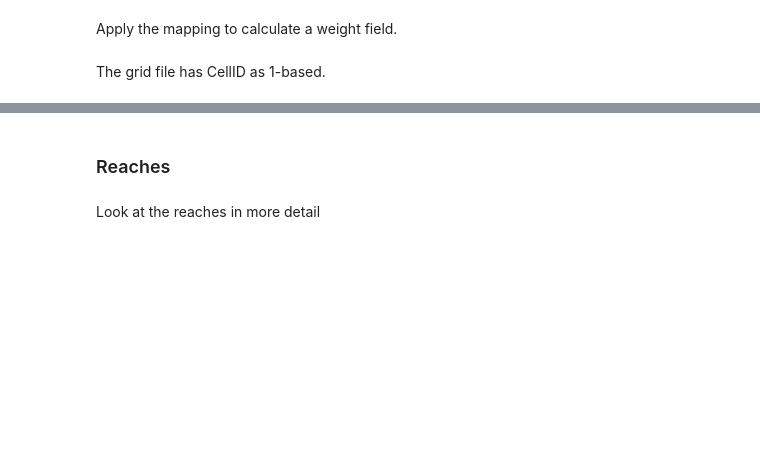
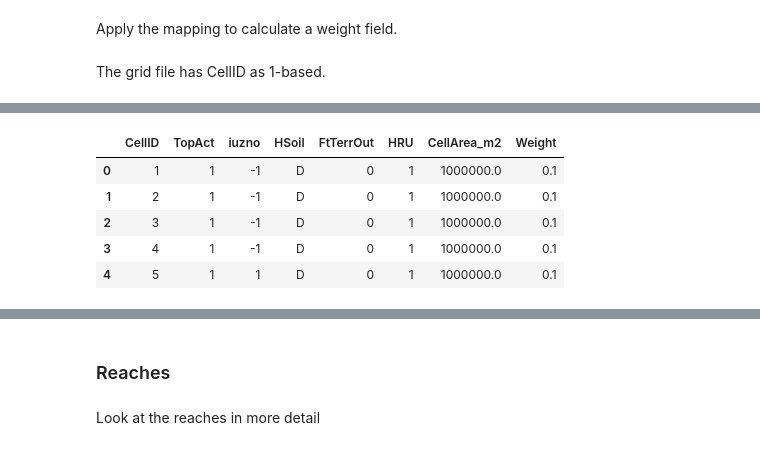
Before and after one commit to nmartin198/pyHS2MF6, a Jupyter notebook: example_models/jupyter_notebooks/pyHS2MF6_Create_Spatial_Mapping.ipynb, the cells around one changed output, grey strips where cells are left out. Drawn from its saved outputs; the diff is of its cells as text; code cells hidden in the pictures; blank space fills up the shorter version.

```diff
--- a/example_models/jupyter_notebooks/pyHS2MF6_Create_Spatial_Mapping.ipynb
+++ b/example_models/jupyter_notebooks/pyHS2MF6_Create_Spatial_Mapping.ipynb
@@ -168,3 +156,14 @@ display( HTML( gpd_Grid2D.head().to_html() ) )
+# %%
+V1Cols = list( gpd_Grid2D.columns )
+V1Cols.remove("geometry")
+display( HTML( gpd_Grid2D[V1Cols].head().to_html() ) )
+# %% [output]
+|  | CellID | TopAct | iuzno | HSoil | FtTerrOut | HRU | CellArea_m2 | Weight |
+| 0 | 1 | 1 | -1 | D | 0 | 1 | 1000000.0 | 0.1 |
+| 1 | 2 | 1 | -1 | D | 0 | 1 | 1000000.0 | 0.1 |
+| 2 | 3 | 1 | -1 | D | 0 | 1 | 1000000.0 | 0.1 |
+| 3 | 4 | 1 | -1 | D | 0 | 1 | 1000000.0 | 0.1 |
+| 4 | 5 | 1 | 1 | D | 0 | 1 | 1000000.0 | 0.1 |
 # %%
 display( HTML( gpd_Grid2D.describe().to_html() ) )
 # %% [output]
```
Also changed, not shown: parts of 51 cells of this notebook, 20 other files.
